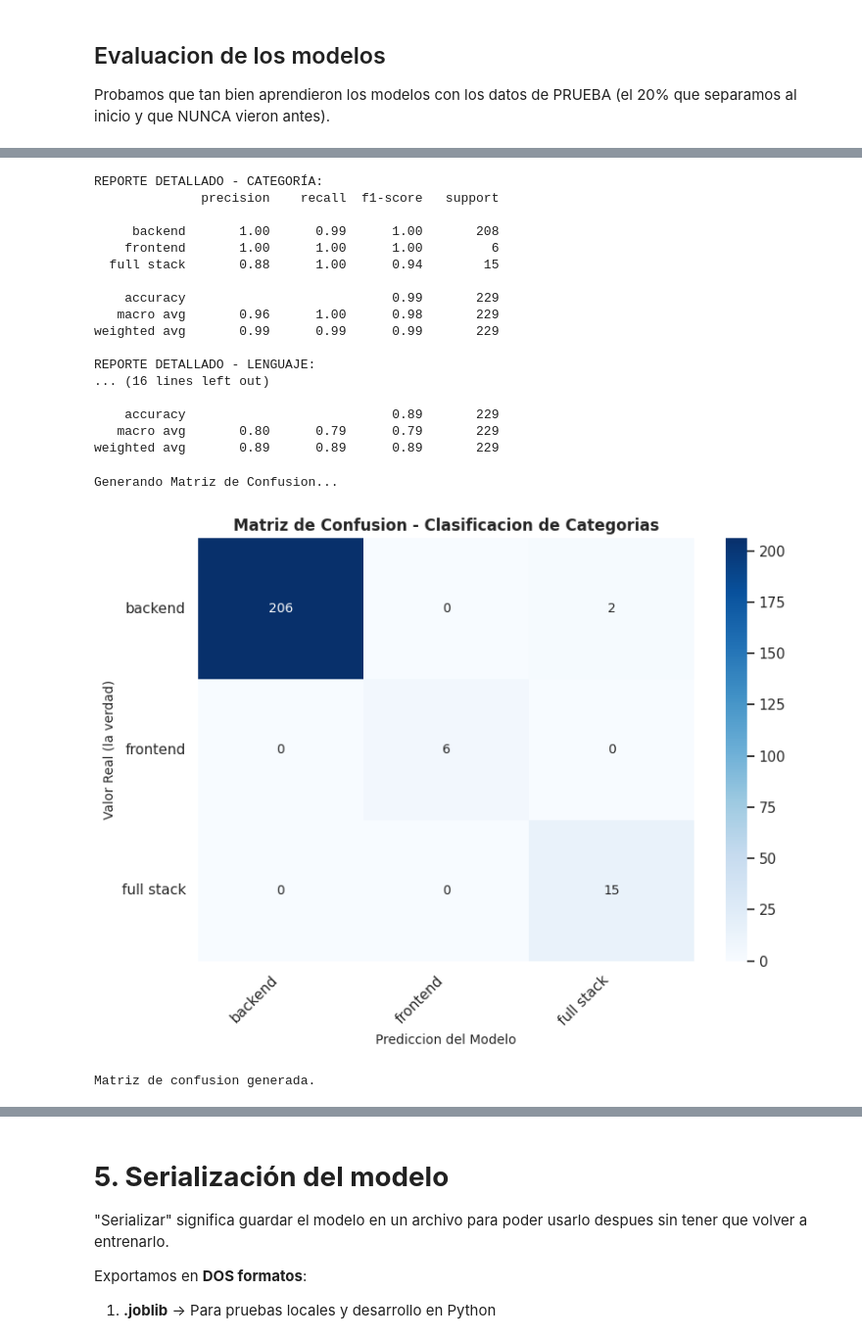
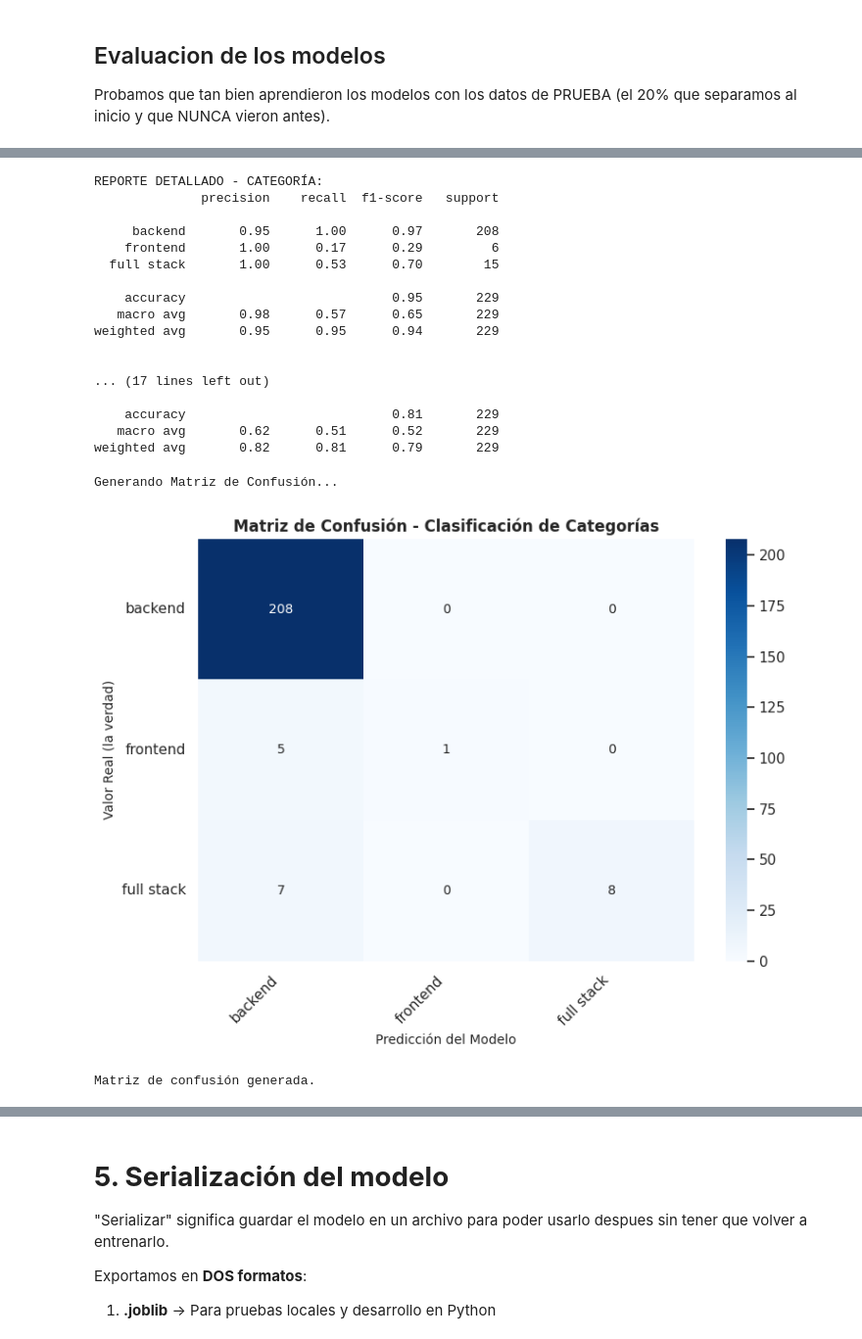
Before and after one commit to No-Country-simulation/G9-LATAM-Team-73, a Jupyter notebook: notebook/TechMind_DataScience.ipynb, the cells around one changed output, grey strips where cells are left out. Shown at 98% size. Cells and saved outputs as stored; diff of their text form; code cells hidden in the pictures.

```diff
--- a/notebook/TechMind_DataScience.ipynb
+++ b/notebook/TechMind_DataScience.ipynb
@@ -732,23 +829,26 @@ pipeline_lenguaje = Pipeline([
     ('vectorizador', TfidfVectorizer(
         max_features=5000,
         ngram_range=(1, 2),
-        stop_words=STOP_WORDS_ESPANOL
+        stop_words=STOP_WORDS_ESPANOL,
+        min_df=2,
+        sublinear_tf=True
     )),
     ('clasificador', LogisticRegression(
         random_state=42,
         max_iter=1000,
-        class_weight='balanced'
+        fit_intercept=False,   # Elimina el sesgo por defecto hacia la clase dominante
+        C=1.0                  # Mantiene la fuerza de confianza alta en casos válidos
     ))
 ])
 # %%
 # --- ENTRENAMIENTO ---
 try:
     logging.info("Entrenando el modelo de CATEGORÍAS...")
-    pipeline_categoria.fit(X_train, y_cat_train)
+    pipeline_categoria.fit(X_train, y_cat_train_fit)
     logging.info(" [OK] Modelo de categorías entrenado exitosamente.")
 
     logging.info("Entrenando el modelo de LENGUAJES...")
-    pipeline_lenguaje.fit(X_train, y_len_train)
+    pipeline_lenguaje.fit(X_train, y_len_train_fit)
     logging.info(" [OK] Modelo de lenguajes entrenado exitosamente.")
 
     logging.info("=== ENTRENAMIENTO FINALIZADO CON ÉXITO ===")
@@ -793,72 +906,78 @@ Precision en LENGUAJE:  89.08%
 # %%
+# Obtener las clases del clasificador
+clases_categoria = pipeline_categoria.named_steps['clasificador'].classes_
+clases_lenguaje = pipeline_lenguaje.named_steps['clasificador'].classes_
+
 # --- REPORTE CATEGORÍA ---
 print("REPORTE DETALLADO - CATEGORÍA:")
 print(classification_report(
-    y_cat_test,
+    y_cat_test_eval,          # Usa tu variable de texto ya creada
     predicciones_categoria,
-    labels=range(len(le_categoria.classes_)),
-    target_names=le_categoria.classes_,
+    labels=clases_categoria,
     zero_division=0
 ))
 
 # --- REPORTE LENGUAJE ---
-print("REPORTE DETALLADO - LENGUAJE:")
+print("\nREPORTE DETALLADO - LENGUAJE:")
 print(classification_report(
-    y_len_test,
+    y_len_test_eval,          # Usa tu variable de texto ya creada
     predicciones_lenguaje,
-    labels=range(len(le_lenguaje.classes_)),
-    target_names=le_lenguaje.classes_,
+    labels=clases_lenguaje,
     zero_division=0
 ))
 # %% [output]
 REPORTE DETALLADO - CATEGORÍA:
               precision    recall  f1-score   support
 
-     backend       1.00      0.99      1.00       208
-    frontend       1.00      1.00      1.00         6
-  full stack       0.88      1.00      0.94        15
+     backend       0.95      1.00      0.97       208
+    frontend       1.00      0.17      0.29         6
+  full stack       1.00      0.53      0.70        15
 
-    accuracy                           0.99       229
-   macro avg       0.96      1.00      0.98       229
-weighted avg       0.99      0.99      0.99       229
+    accuracy                           0.95       229
+   macro avg       0.98      0.57      0.65       229
+weighted avg       0.95      0.95      0.94       229
 
-REPORTE DETALLADO - LENGUAJE:
-... (16 lines left out)
 
-    accuracy                           0.89       229
-   macro avg       0.80      0.79      0.79       229
-weighted avg       0.89      0.89      0.89       229
+... (17 lines left out)
+
+    accuracy                           0.81       229
+   macro avg       0.62      0.51      0.52       229
+weighted avg       0.82      0.81      0.79       229
 # %%
 # GRAFICO 9: Matriz de Confusion
 # La matriz de confusion es una tabla que muestra:
 # - En las filas: la categoria REAL (la verdad)
 # - En las columnas: lo que el modelo PREDIJO
 # Los numeros en la diagonal (de esquina a esquina) son ACIERTOS.
 # Los numeros fuera de la diagonal son ERRORES.
 
-print("\nGenerando Matriz de Confusion...")
+print("\nGenerando Matriz de Confusión...")
 
 plt.figure(figsize=(8, 6))
-matriz_confusion = confusion_matrix(y_cat_test, predicciones_categoria)
+matriz_confusion = confusion_matrix(
+    y_cat_test_eval,          # Usa tu variable de texto ya creada
+    predicciones_categoria,
+    labels=clases_categoria
+)
 
 sns.heatmap(
     matriz_confusion,
     annot=True,
     fmt='d',
     cmap='Blues',
-    xticklabels=le_categoria.classes_,
-    yticklabels=le_categoria.classes_
+    xticklabels=clases_categoria,
+    yticklabels=clases_categoria
 )
-plt.title("Matriz de Confusion - Clasificacion de Categorias", fontweight='bold', fontsize=12)
-plt.xlabel("Prediccion del Modelo", fontsize=10)
+plt.title("Matriz de Confusión - Clasificación de Categorías", fontweight='bold', fontsize=12)
+plt.xlabel("Predicción del Modelo", fontsize=10)
 plt.ylabel("Valor Real (la verdad)", fontsize=10)
 plt.xticks(rotation=45, ha='right')
 plt.yticks(rotation=0)
 plt.tight_layout()
 plt.show()
-print("Matriz de confusion generada.")
+print("Matriz de confusión generada.")
 # %% [output]
-Generando Matriz de Confusion...
+Generando Matriz de Confusión...
-[figure, old version]
+[figure, new version]
-Matriz de confusion generada.
+Matriz de confusión generada.
 # %%
```
Also changed, not shown: parts of 11 cells of this notebook.
